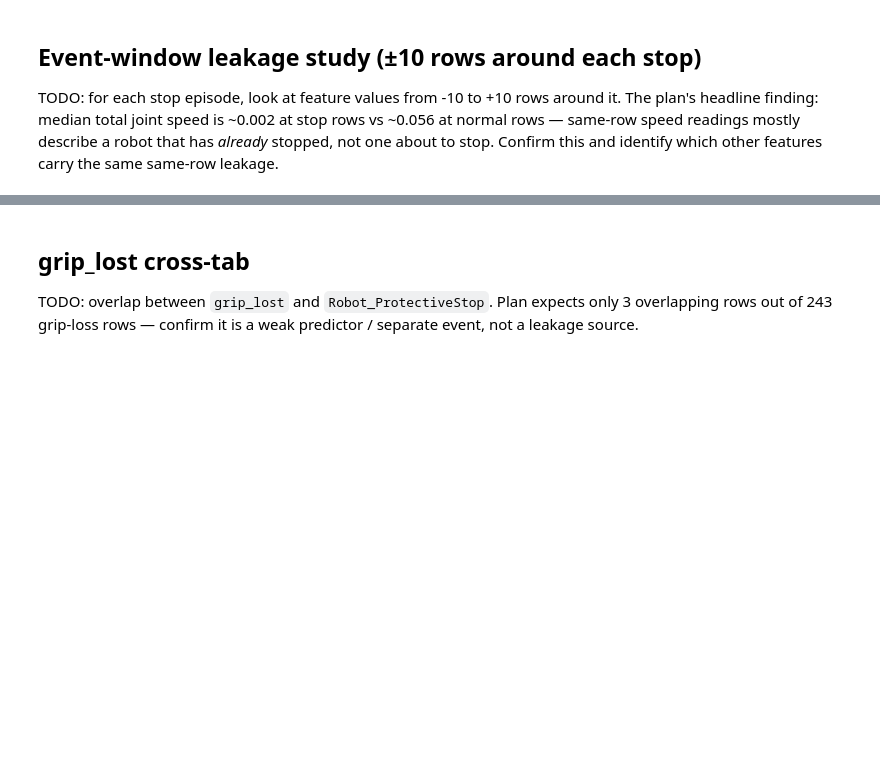
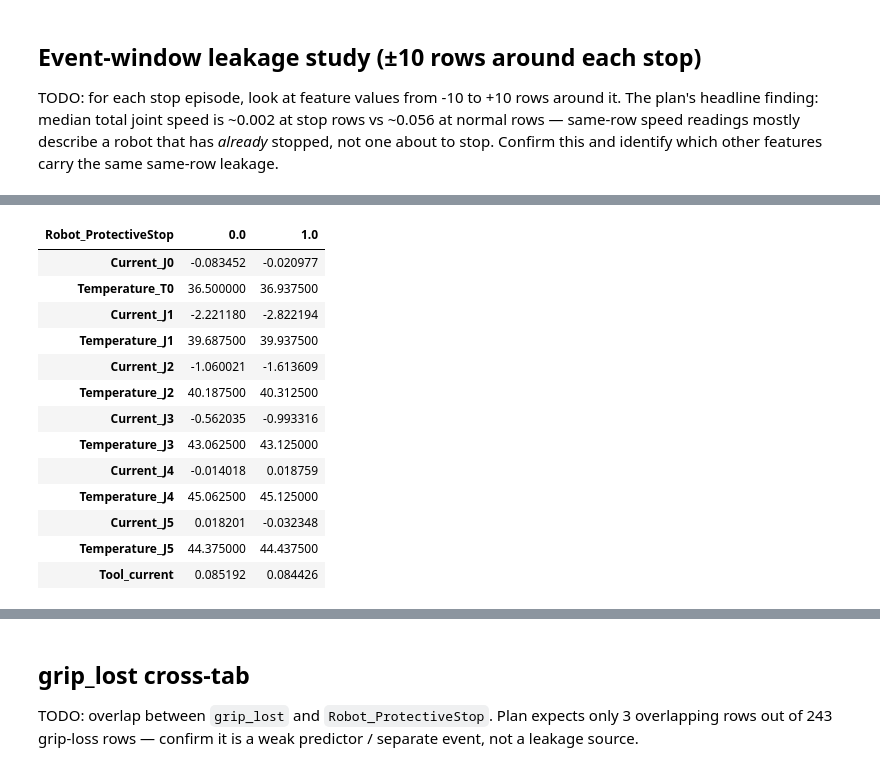
Before and after one commit to Bimsara-Yehan/UR3-CobotOps-Fault-Detection, a Jupyter notebook: notebooks/03_temporal_leakage.ipynb, the cells around one changed output, grey strips where cells are left out. Saved outputs shown, nothing was run; the diff lists cells and outputs as text; code cells hidden in the pictures; blank space fills up the shorter version.

```diff
--- a/notebooks/03_temporal_leakage.ipynb
+++ b/notebooks/03_temporal_leakage.ipynb
@@ -67,0 +119,18 @@ df.groupby("Robot_ProtectiveStop")["total_joint_speed"].median()
+# %%
+sensor_cols = [c for c in df.columns if c.startswith(("Current_", "Temperature_", "Tool_current"))]
+df.groupby("Robot_ProtectiveStop")[sensor_cols].median().T
+# %% [output]
+| Robot_ProtectiveStop | 0.0 | 1.0 |
+| Current_J0 | -0.083452 | -0.020977 |
+| Temperature_T0 | 36.500000 | 36.937500 |
+| Current_J1 | -2.221180 | -2.822194 |
+| Temperature_J1 | 39.687500 | 39.937500 |
+| Current_J2 | -1.060021 | -1.613609 |
+| Temperature_J2 | 40.187500 | 40.312500 |
+| Current_J3 | -0.562035 | -0.993316 |
+| Temperature_J3 | 43.062500 | 43.125000 |
+| Current_J4 | -0.014018 | 0.018759 |
+| Temperature_J4 | 45.062500 | 45.125000 |
+| Current_J5 | 0.018201 | -0.032348 |
+| Temperature_J5 | 44.375000 | 44.437500 |
+| Tool_current | 0.085192 | 0.084426 |
```
Also changed, not shown: parts of 12 cells of this notebook, 5 other files.
